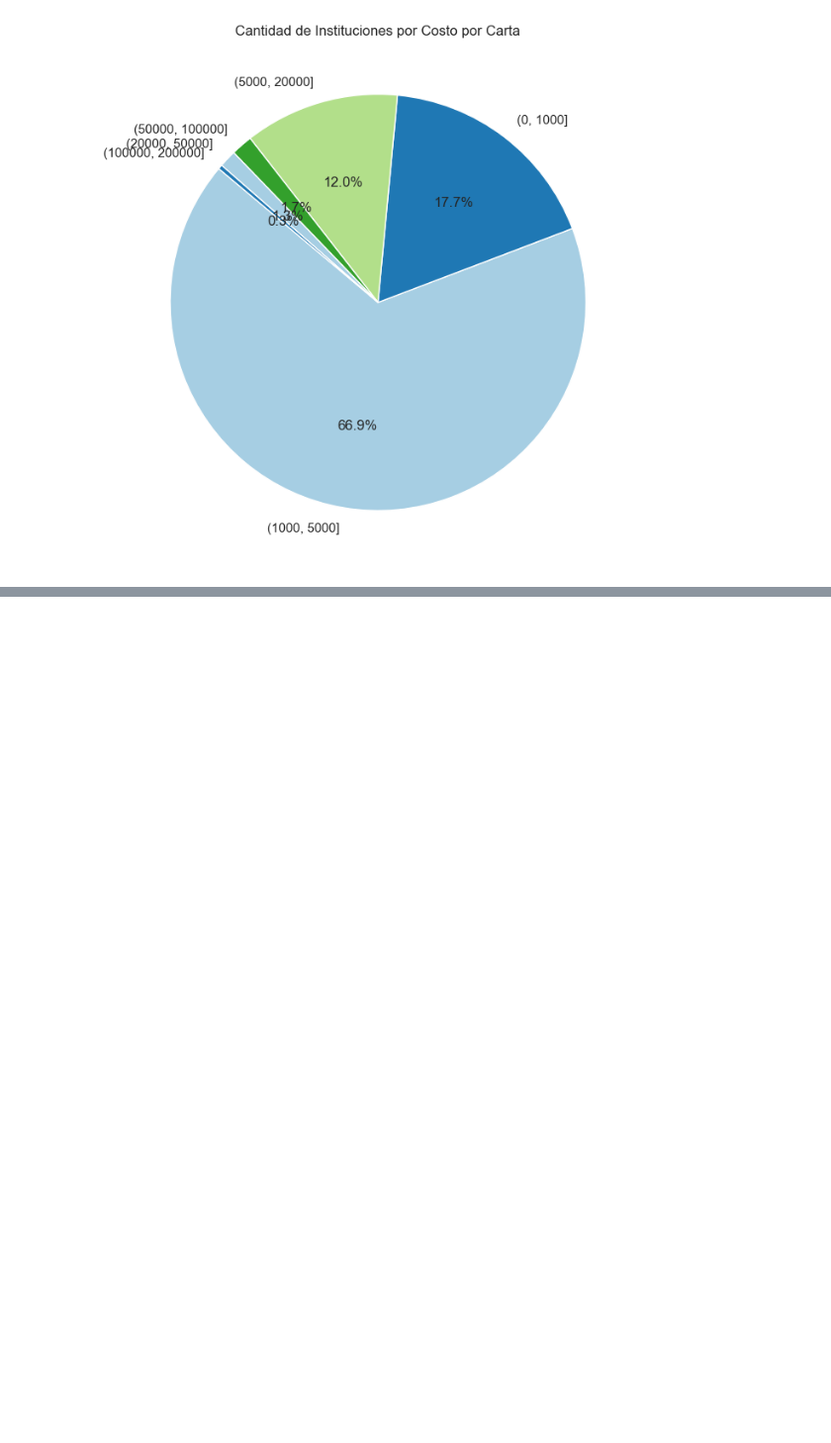
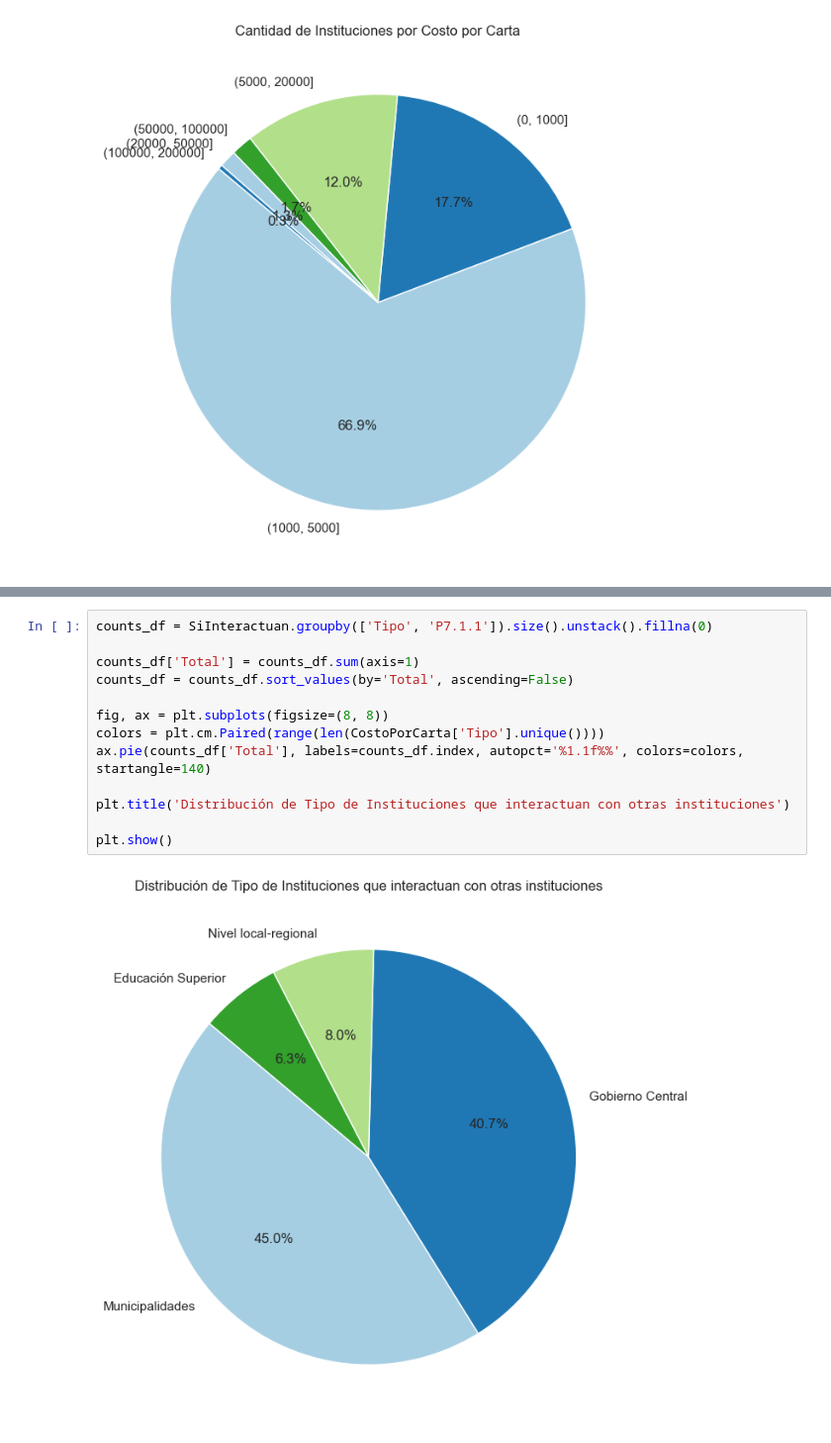
Before and after one commit to alejoGonc/EGD-CameronPartners, a Jupyter notebook: main.ipynb, the cells around one changed output, grey strips where cells are left out. Shown at 99% size. Drawn from its saved outputs; the diff is of its cells as text; blank space fills up the shorter version.

```diff
--- a/main.ipynb
+++ b/main.ipynb
@@ -644,0 +658,15 @@ cuestionario.head(2)
+# %%
+counts_df = SiInteractuan.groupby(['Tipo', 'P7.1.1']).size().unstack().fillna(0)
+
+counts_df['Total'] = counts_df.sum(axis=1)
+counts_df = counts_df.sort_values(by='Total', ascending=False)
+
+fig, ax = plt.subplots(figsize=(8, 8))
+colors = plt.cm.Paired(range(len(CostoPorCarta['Tipo'].unique())))
+ax.pie(counts_df['Total'], labels=counts_df.index, autopct='%1.1f%%', colors=colors, startangle=140)
+
+plt.title('Distribución de Tipo de Instituciones que interactuan con otras instituciones')
+
+plt.show()
+# %% [output]
+[figure, added]
```
Also changed, not shown: parts of 13 cells of this notebook.
